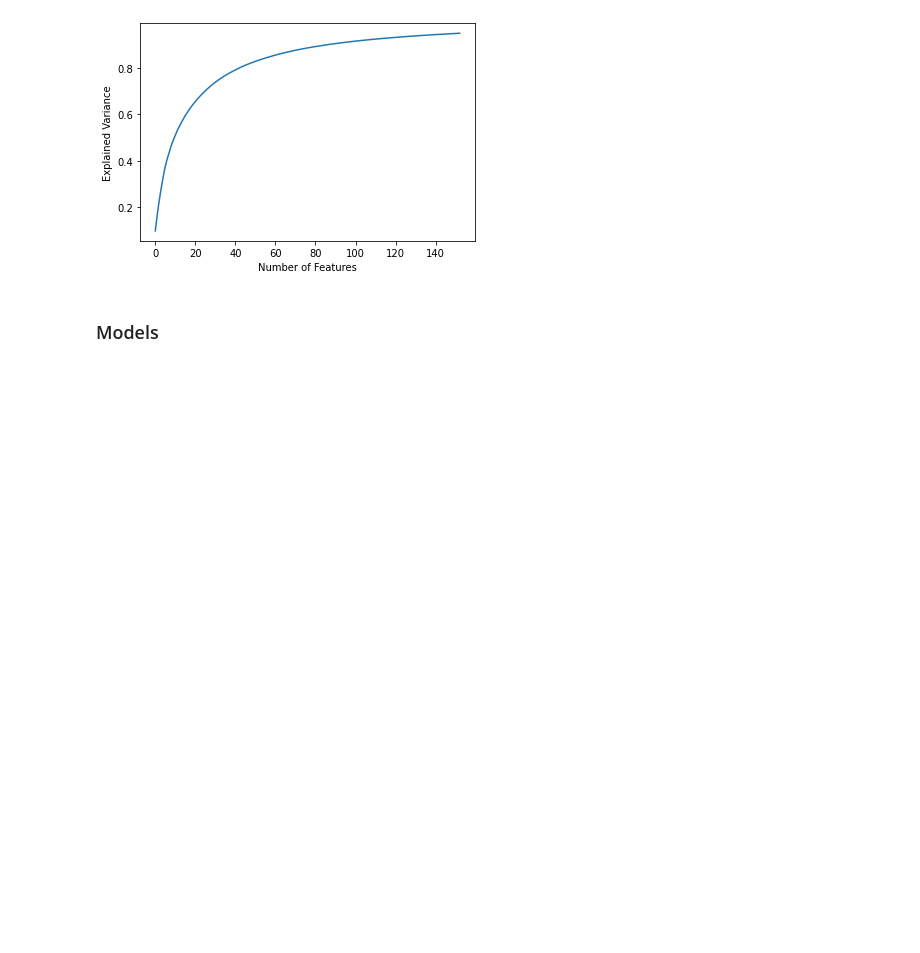
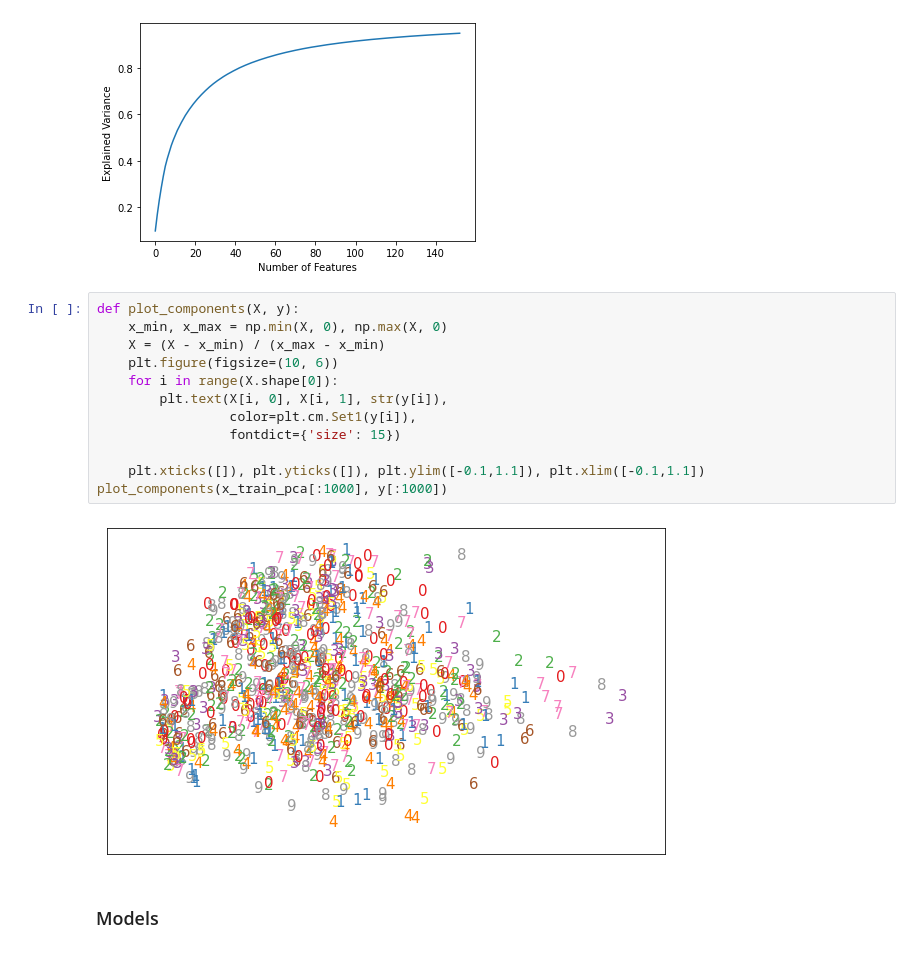
Before and after one commit to erinmcmahon26/MNIST-Digit-Recognizer, a Jupyter notebook: MNIST_Digit_Recognizer.ipynb, the cells around one changed output. Saved outputs shown, nothing was run; the diff lists cells and outputs as text; blank space fills up the shorter version.

```diff
--- a/MNIST_Digit_Recognizer.ipynb
+++ b/MNIST_Digit_Recognizer.ipynb
@@ -200,6 +210,20 @@ plt.ylabel("Explained Variance")
 # %% [output]
 Text(0, 0.5, 'Explained Variance')
 [figure]
+# %%
+def plot_components(X, y):
+    x_min, x_max = np.min(X, 0), np.max(X, 0)
+    X = (X - x_min) / (x_max - x_min)
+    plt.figure(figsize=(10, 6))
+    for i in range(X.shape[0]):
+        plt.text(X[i, 0], X[i, 1], str(y[i]),
+                 color=plt.cm.Set1(y[i]),
+                 fontdict={'size': 15})
+
+    plt.xticks([]), plt.yticks([]), plt.ylim([-0.1,1.1]), plt.xlim([-0.1,1.1])
+plot_components(x_train_pca[:1000], y[:1000])
+# %% [output]
+[figure, added]
 # %% [markdown]
 ### Models
 # %%
```
Also changed, not shown: parts of 14 cells of this notebook.
